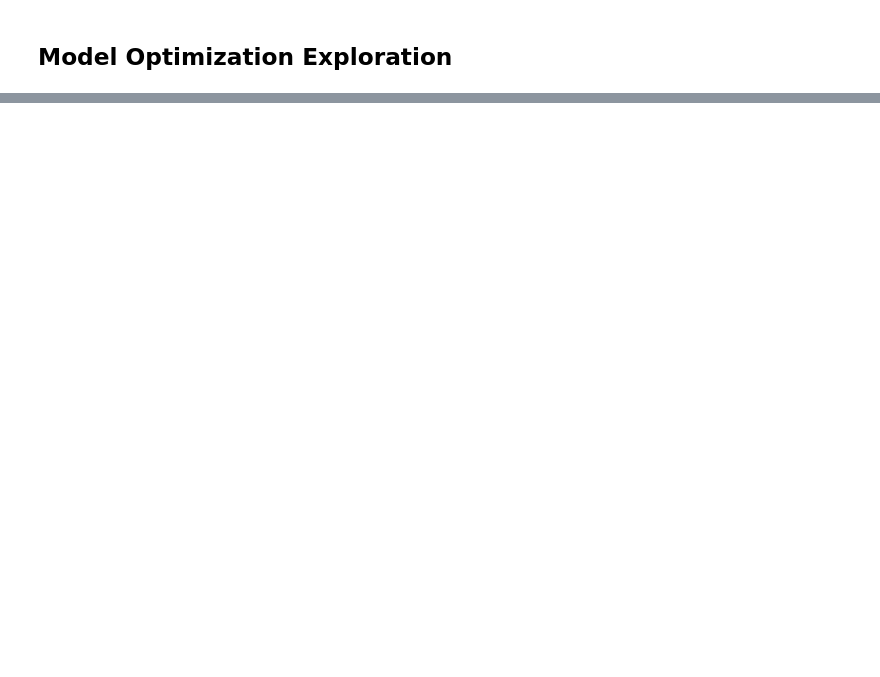
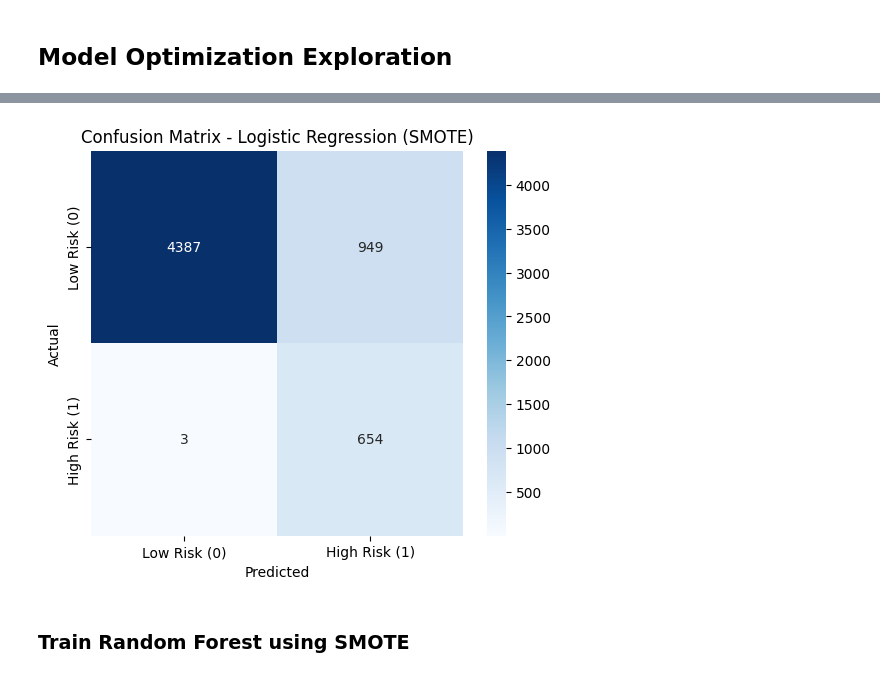
Before and after one commit to PhilipTimothe/Loan-Default-Risk-Analysis, a Jupyter notebook: notebooks/exlporatory_data_analysis.ipynb, the cells around one changed output, grey strips where cells are left out. Saved outputs shown, nothing was run; the diff lists cells and outputs as text; code cells hidden in the pictures; blank space fills up the shorter version.

Commit message:
Balanced data with SMOTE and performed initial final model comparision and visualization

```diff
--- a/notebooks/exlporatory_data_analysis.ipynb
+++ b/notebooks/exlporatory_data_analysis.ipynb
@@ -195,0 +315,10 @@ best_log_model = grid_search.best_estimator_
+# %%
+# Train Random Forest
+rf_model = RandomForestClassifier(n_estimators=100, random_state=42)
+rf_model.fit(X_train, y_train)
+
+# Predictions
+y_pred_rf = rf_model.predict(X_test)
+
+# Evaluate
+print(classification_report(y_test, y_pred_rf))
@@ -195,0 +334,14 @@ best_log_model = grid_search.best_estimator_
+# %%
+param_grid_rf = {
+    'n_estimators': [100, 200, 300],  # Number of trees
+    'max_depth': [None, 10, 20, 30],  # Tree depth
+    'min_samples_split': [2, 5, 10]  # Minimum samples required to split
+}
+
+grid_search_rf = GridSearchCV(RandomForestClassifier(random_state=42), param_grid_rf, cv=5, scoring='accuracy', n_jobs=-1)
+grid_search_rf.fit(X_train, y_train)
+
+print("Best Random Forest Parameters:", grid_search_rf.best_params_)
+
+# Train best model
+best_rf_model = grid_search_rf.best_estimator_
@@ -195,0 +352,9 @@ best_log_model = grid_search.best_estimator_
+# %%
+# Introducing SMOTE for more cohesive sampling
+# Oversampling (SMOTE) or Undersampling to balance Class 1
+smote = SMOTE(sampling_strategy=0.5, random_state=42)
+X_train_bal, y_train_bal = smote.fit_resample(X_train, y_train)
+# %%
+# Adjust Class Weights in Logistic Regression
+log_model = LogisticRegression(class_weight='balanced', C=0.001, solver='lbfgs', max_iter=1000)
+log_model.fit(X_train_bal, y_train_bal)
@@ -195,0 +382,15 @@ best_log_model = grid_search.best_estimator_
+# %%
+# LogisticRegression confusion matrix
+cm = confusion_matrix(y_test, log_model.predict(X_test))
+
+# Plot heatmap
+plt.figure(figsize=(6,5))
+sns.heatmap(cm, annot=True, fmt="d", cmap="Blues", xticklabels=["Low Risk (0)", "High Risk (1)"], yticklabels=["Low Risk (0)", "High Risk (1)"])
+plt.xlabel("Predicted")
+plt.ylabel("Actual")
+plt.title("Confusion Matrix - Logistic Regression (SMOTE)")
+plt.show()
+# %% [output]
+[figure, added]
+# %% [markdown]
+### Train Random Forest using SMOTE
```
Also changed, not shown: parts of 33 cells of this notebook.
